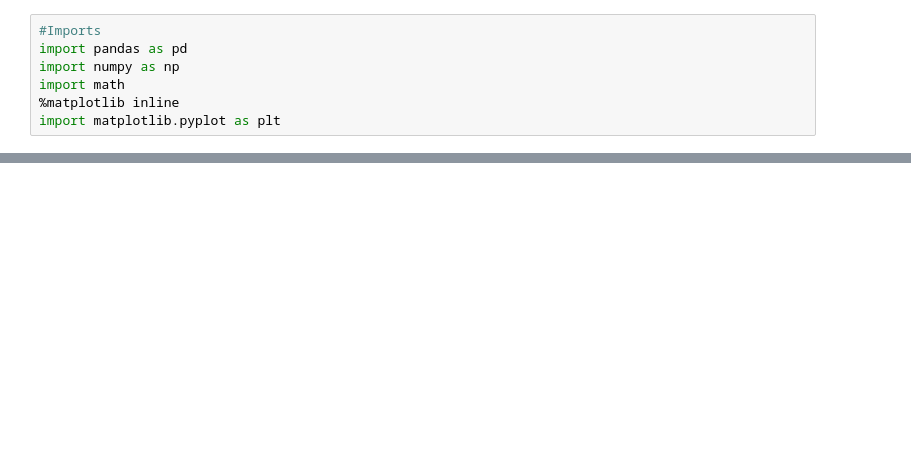
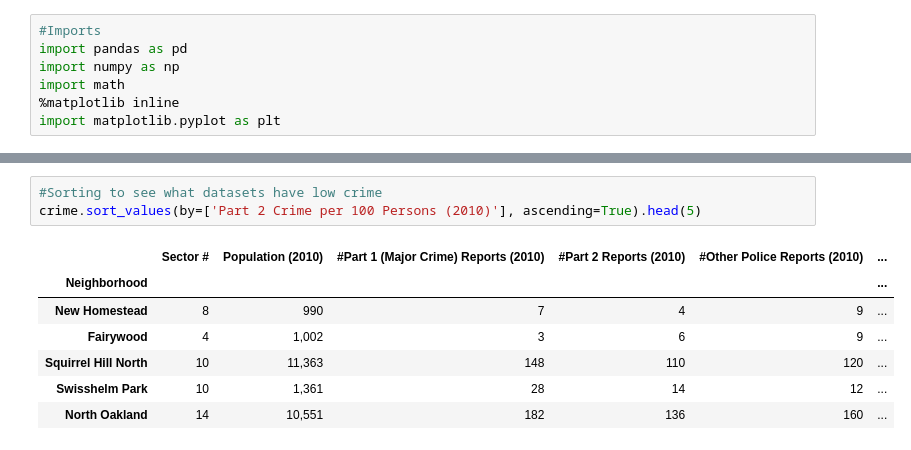
Before and after one commit to GAB8202/Best_Neighborhood, a Jupyter notebook: Public-Safety.ipynb, the cells around one changed output, grey strips where cells are left out. Drawn from its saved outputs; the diff is of its cells as text; blank space fills up the shorter version.

```diff
--- a/Public-Safety.ipynb
+++ b/Public-Safety.ipynb
@@ -21 +35,12 @@ crime.head(5)
+# %%
+#Sorting to see what datasets have low crime
+crime.sort_values(by=['Part 2 Crime per 100 Persons (2010)'], ascending=True).head(5)
+# %% [output]
+|  | Sector # | Population (2010) | #Part 1 (Major Crime) Reports (2010) | #Part 2 Reports (2010) | #Other Police Reports (2010) | ... |
+| Neighborhood |  |  |  |  |  | ... |
+| New Homestead | 8 | 990 | 7 | 4 | 9 | ... |
+| Fairywood | 4 | 1,002 | 3 | 6 | 9 | ... |
+| Squirrel Hill North | 10 | 11,363 | 148 | 110 | 120 | ... |
+| Swisshelm Park | 10 | 1,361 | 28 | 14 | 12 | ... |
+| North Oakland | 14 | 10,551 | 182 | 136 | 160 | ... |
 # %%
```
Also changed, not shown: parts of 9 cells of this notebook, 1 other file.
